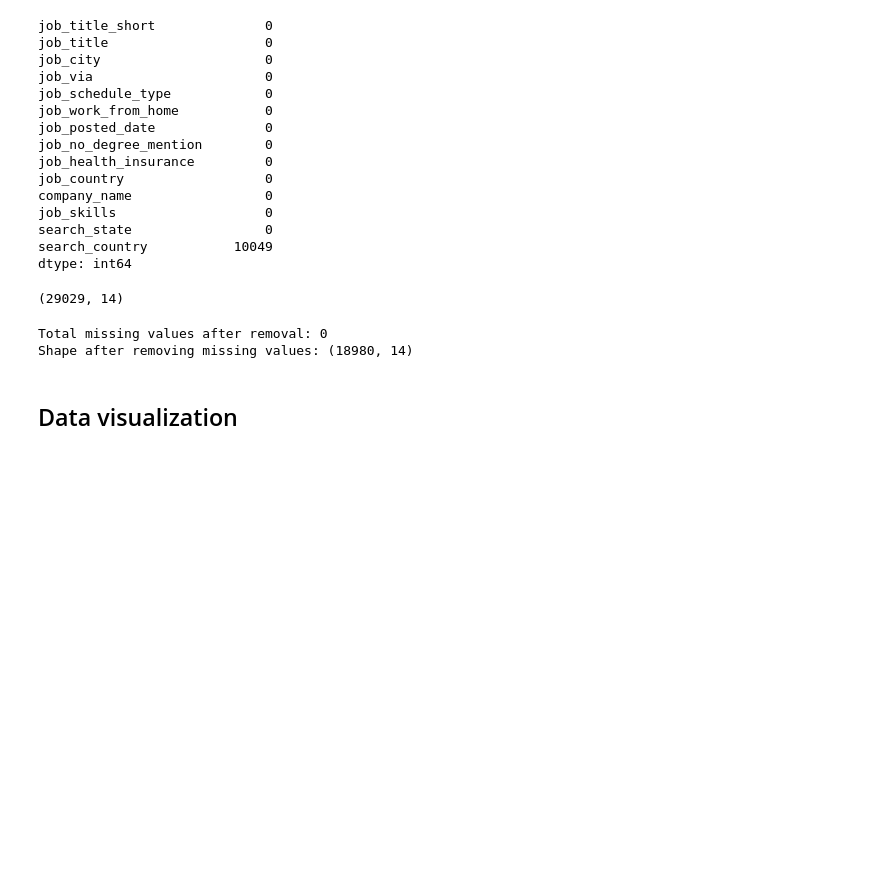
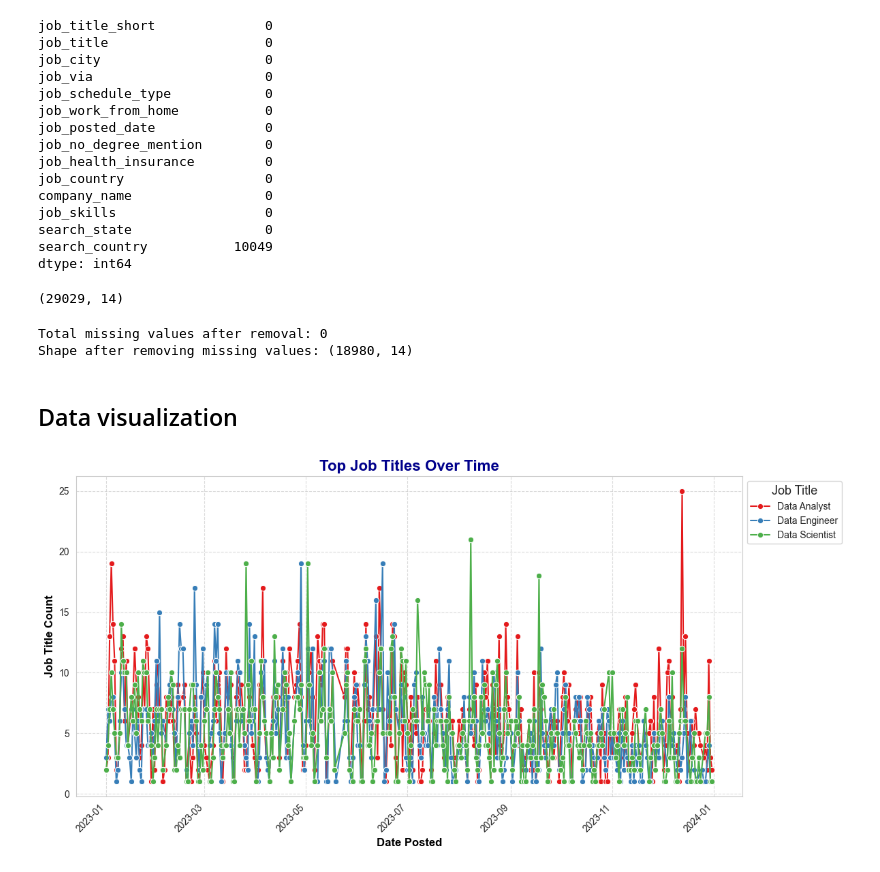
Before and after one commit to Malinda1/data-job-analysis, a Jupyter notebook: data_job_analysis.ipynb, the cells around one changed output. Drawn from its saved outputs; the diff is of its cells as text; code cells hidden in the pictures; blank space fills up the shorter version.

Commit message:
draw the line plot for Top 3 job over Date

```diff
--- a/data_job_analysis.ipynb
+++ b/data_job_analysis.ipynb
@@ -386,3 +382,42 @@ Total missing values after removal: 0
 Shape after removing missing values: (18980, 14)
 # %% [markdown]
 ## Data visualization
+# %%
+import matplotlib.pyplot as plt
+import seaborn as sns
+import pandas as pd
+
+# Ensure 'job_posted_date' is in datetime format
+data_cleaned_copy2['job_posted_date'] = pd.to_datetime(data_cleaned_copy2['job_posted_date'])
+
+# Count occurrences of each job title by date
+job_counts = data_cleaned_copy2.groupby(['job_posted_date', 'job_title']).size().reset_index(name='count')
+
+# Optionally, filter to the most frequent job titles (e.g., top 3)
+top_job_titles = job_counts['job_title'].value_counts().nlargest(3).index
+job_counts = job_counts[job_counts['job_title'].isin(top_job_titles)]
+
+# Plotting the line chart
+plt.figure(figsize=(12, 6))  # Set figure size smaller to avoid large image
+
+# Create a line plot
+sns.lineplot(data=job_counts, x='job_posted_date', y='count', hue='job_title', marker='o', palette='Set1')
+
+# Customize the plot for a professional look
+plt.title('Top Job Titles Over Time', fontsize=16, fontweight='bold', color='darkblue')  # Title
+plt.xlabel('Date Posted', fontsize=12, fontweight='bold', color='black')  # X-axis label
+plt.ylabel('Job Title Count', fontsize=12, fontweight='bold', color='black')  # Y-axis label
+plt.xticks(rotation=45, ha='right', fontsize=10)  # Rotate x-axis labels for readability
+plt.yticks(fontsize=10)  # Y-axis font size
+plt.grid(True, linestyle='--', alpha=0.7)  # Add gridlines for better readability
+plt.legend(title='Job Title', title_fontsize='13', loc='upper left', bbox_to_anchor=(1, 1))  # Legend formatting
+
+# Enhance the overall appearance
+sns.set_style('whitegrid')  # Use Seaborn style for clean background
+sns.set_palette('husl')  # Set a professional color palette
+
+# Show the plot
+plt.tight_layout()  # Adjust layout for better fitting
+plt.show()
+# %% [output]
+[figure, added]
```
Also changed, not shown: parts of 1 cell of this notebook.
